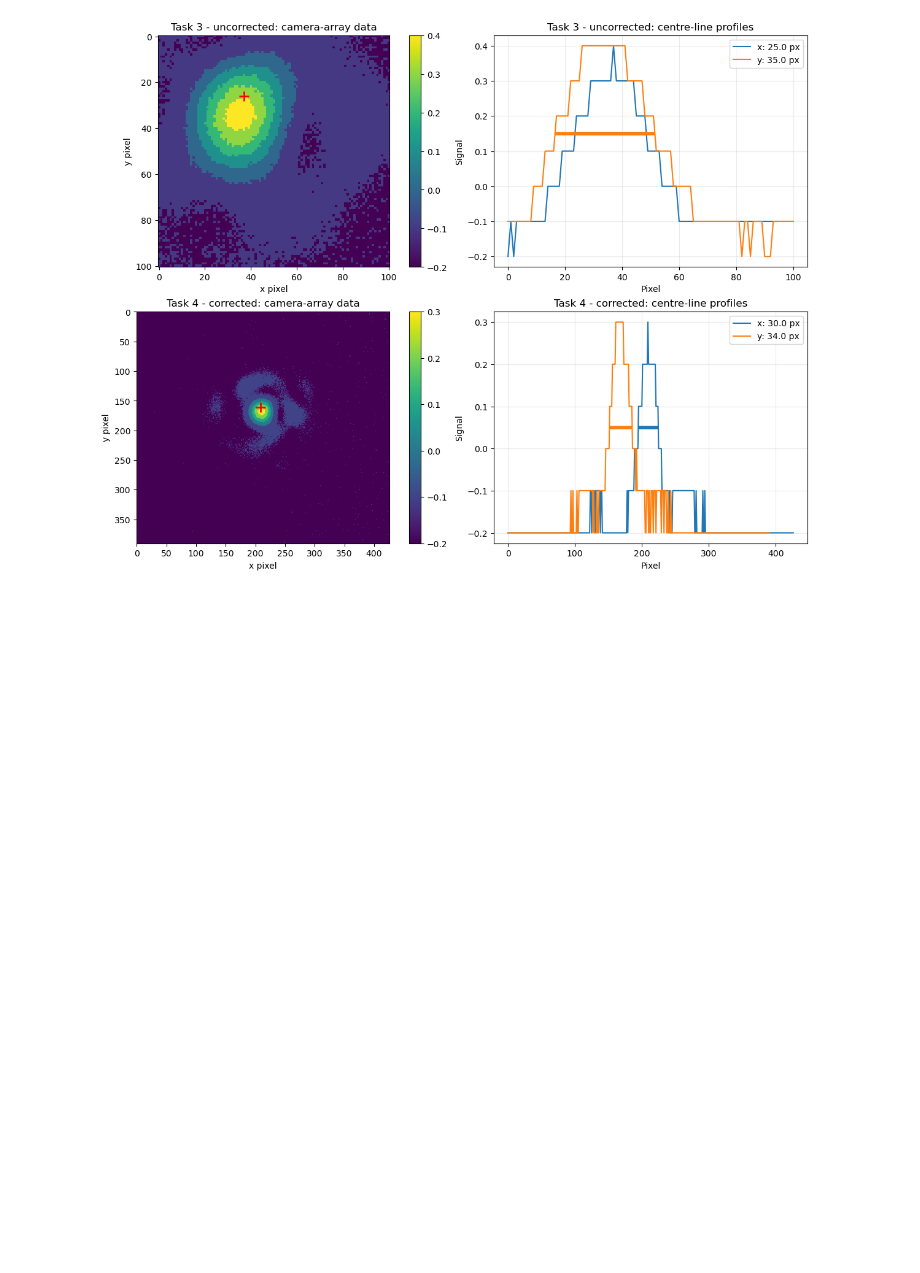
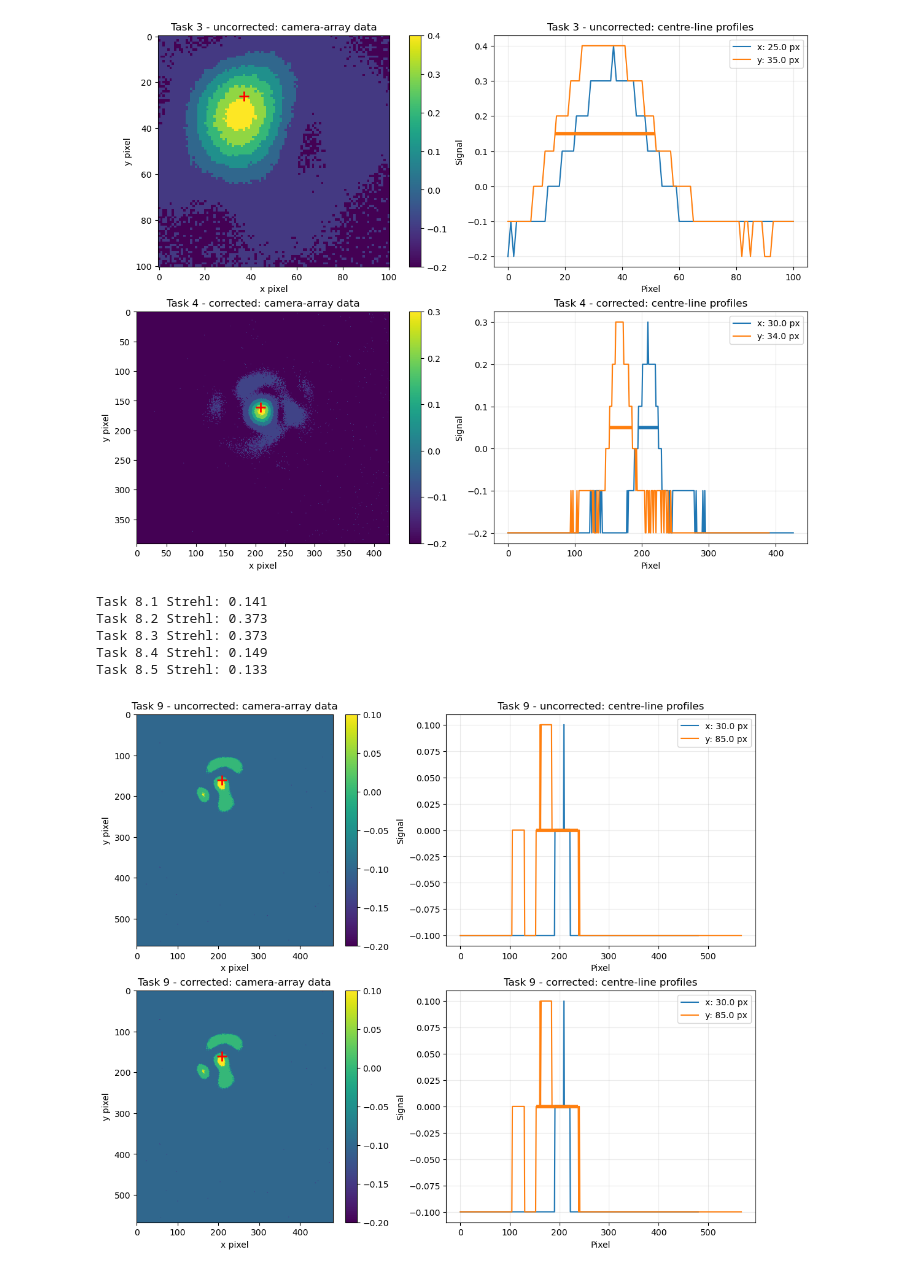
Before and after one commit to Catherine-Lambe/Observational_Instrumental_Lab_WS2627_LMU_Munich, a Jupyter notebook: Exp_1_Adaptive_Optics/AO_task3_task4_analysis.ipynb, the cells around one changed output. Saved outputs shown, nothing was run; the diff lists cells and outputs as text; code cells hidden in the pictures; blank space fills up the shorter version.

Commit message:
Results for part 8 and 9

```diff
--- a/Exp_1_Adaptive_Optics/AO_task3_task4_analysis.ipynb
+++ b/Exp_1_Adaptive_Optics/AO_task3_task4_analysis.ipynb
@@ -15,17 +20,17 @@ Using data directory: .
 # %%
-def load_grid(filename):
+def load_grid(filename, data_dir=DATA_DIR):
     """Load a tab-separated camera array with decimal commas."""
     rows = []
-    for line in (DATA_DIR / filename).read_text(encoding='utf-8-sig').splitlines():
+    for line in (data_dir / filename).read_text(encoding='utf-8-sig').splitlines():
         fields = [x for x in line.split('\t') if x]
         if fields:
             rows.append([np.nan if x == 'NaN' else float(x.replace(',', '.')) for x in fields])
     return np.asarray(rows, dtype=float)
 
-def load_wfe(filename):
+def load_wfe(filename, data_dir=DATA_DIR):
     """Return a dataframe with time, P2V, and RMS from the WFS export."""
     rows = []
-    for line in (DATA_DIR / filename).read_text(encoding='utf-8-sig').splitlines():
+    for line in (data_dir / filename).read_text(encoding='utf-8-sig').splitlines():
         fields = [x for x in line.split('\t') if x]
         if len(fields) >= 4:
             try:
@@ -62,9 +67,9 @@ def fwhm(profile):
                 right_px=right_crossing, peak_px=peak_index, peak=peak,
                 background=background, half=half)
 
-def analyse_state(label, wfe_file, image_file):
-    wfe = load_wfe(wfe_file)
-    image = load_grid(image_file)
+def analyse_state(label, wfe_file, image_file, Data_dir=DATA_DIR):
+    wfe = load_wfe(wfe_file, data_dir=Data_dir)
+    image = load_grid(image_file, data_dir=Data_dir)
     peak_row, peak_col = np.unravel_index(np.nanargmax(image), image.shape)
     x_profile = image[peak_row, :]
     y_profile = image[:, peak_col]
@@ -135,7 +140,58 @@ for row, state in enumerate([task3, task4]):
 plt.show()
 # %% [output]
 [figure]
+# %%
+task_8_1_p2v = 0.589
+task_8_1_rms = 0.141
+task_8_2_p2v = 0.552
+task_8_2_rms = 0.100
+task_8_3_p2v = 0.375
+task_8_3_rms = 0.100
+task_8_4_p2v = 0.879
+task_8_4_rms = 0.139
+task_8_5_p2v = 0.701
+task_8_5_rms = 0.143
+
+strehl_8_1 = np.exp(-(2 * np.pi * task_8_1_rms / WAVELENGTH_UM) ** 2)
+strehl_8_2 = np.exp(-(2 * np.pi * task_8_2_rms / WAVELENGTH_UM) ** 2)
+strehl_8_3 = np.exp(-(2 * np.pi * task_8_3_rms / WAVELENGTH_UM) ** 2)
+strehl_8_4 = np.exp(-(2 * np.pi * task_8_4_rms / WAVELENGTH_UM) ** 2)
+strehl_8_5 = np.exp(-(2 * np.pi * task_8_5_rms / WAVELENGTH_UM) ** 2)
+
+print(f"Task 8.1 Strehl: {strehl_8_1:.3g}")
+print(f"Task 8.2 Strehl: {strehl_8_2:.3g}")
+print(f"Task 8.3 Strehl: {strehl_8_3:.3g}")
+print(f"Task 8.4 Strehl: {strehl_8_4:.3g}")
+print(f"Task 8.5 Strehl: {strehl_8_5:.3g}")
+# %% [output]
+Task 8.1 Strehl: 0.141
+Task 8.2 Strehl: 0.373
+Task 8.3 Strehl: 0.373
+Task 8.4 Strehl: 0.149
+Task 8.5 Strehl: 0.133
 # %%
-# task8_1 = analyze_state('Task_8_first_attempt.tif'
-
-task9_1 = analyse_state('Task 9 - corrected',
+task9_1 = analyse_state('Task 9 - uncorrected', 'Task9_uncorrected_WFE.txt', 'Task9_PSF.txt')
+task9_2 = analyse_state('Task 9 - corrected', 'Task9_corrected_WFE.txt', 'Task9_PSF.txt')
+# %%
+fig, axes = plt.subplots(2, 2, figsize=(12, 9), constrained_layout=True)
+for row, state in enumerate([task9_1, task9_2]):
+    ax = axes[row, 0]
+    im = ax.imshow(state['image'], origin='upper', cmap='viridis')
+    ax.plot(state['peak_col'], state['peak_row'], 'r+', ms=12, mew=2)
+    ax.set_title(f"{state['label']}: camera-array data")
+    ax.set_xlabel('x pixel'); ax.set_ylabel('y pixel')
+    fig.colorbar(im, ax=ax, fraction=0.046, pad=0.04)
+
+    ax = axes[row, 1]
+    for profile, axis_name, colour, result in [
+        (state['x_profile'], 'x', 'tab:blue', state['x_fwhm']),
+        (state['y_profile'], 'y', 'tab:orange', state['y_fwhm']),
+    ]:
+        x = np.arange(len(profile))
+        ax.plot(x, profile, color=colour, label=f"{axis_name}: {result['width_px']:.1f} px")
+        ax.hlines(result['half'], result['left_px'], result['right_px'], color=colour, lw=4)
+    ax.set(title=f"{state['label']}: centre-line profiles", xlabel='Pixel', ylabel='Signal')
+    ax.legend(); ax.grid(alpha=0.25)
+plt.show()
+# %% [output]
+[figure, added]
```
Also changed, not shown: parts of 2 cells of this notebook, 11 other files.
